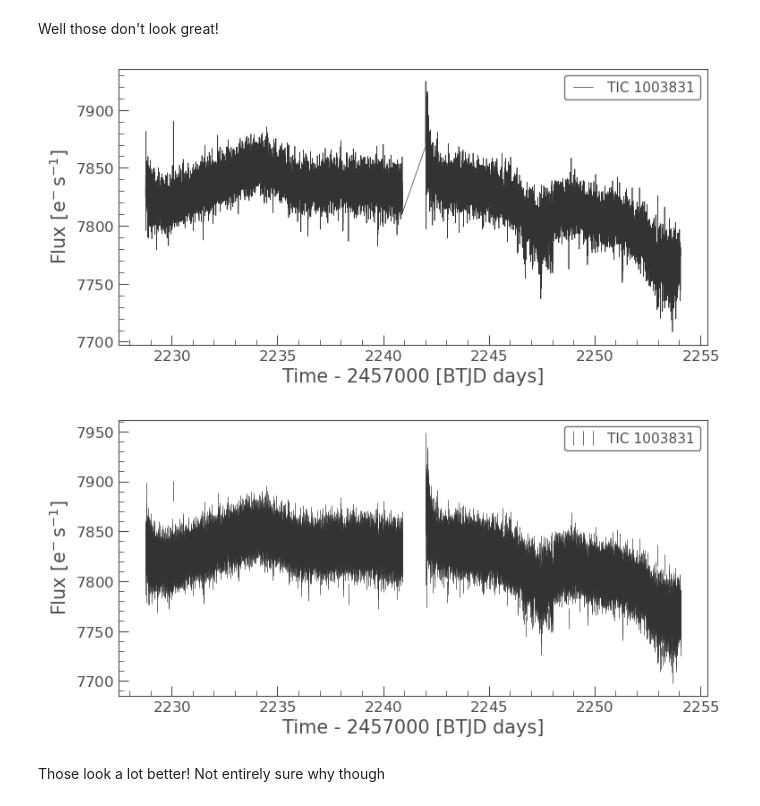
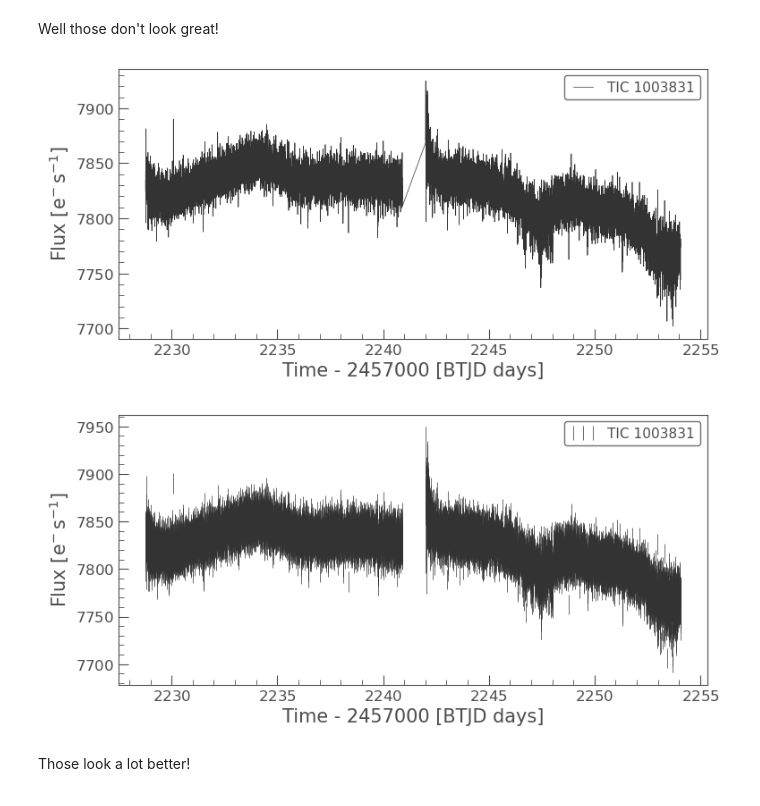
Before and after one commit to tylerbarna/AST5731-projects, a Jupyter notebook: dataProcessing.ipynb, the cells around one changed output. Drawn from its saved outputs; the diff is of its cells as text; code cells hidden in the pictures.

```diff
--- a/dataProcessing.ipynb
+++ b/dataProcessing.ipynb
@@ -159,13 +160,13 @@ Well those don't look great!
 # %%
 ## remove outliers
 ## Note: See here for info on use of these functions: https://docs.lightkurve.org/tutorials/3-science-examples/exoplanets-recover-first-tess-candidate.html
-lc = lc.remove_outliers(sigma=5)
+lc = lc.remove_outliers(sigma=10)
 lc.plot();
 plt.show();
 lc.errorbar();
 plt.show();
 # %% [output]
-[figure, old version]
+[figure, new version]
-[figure, old version]
+[figure, new version]
 # %% [markdown]
-Those look a lot better! Not entirely sure why though
+Those look a lot better!
```
Also changed, not shown: parts of 3 cells of this notebook, 1 other file.
